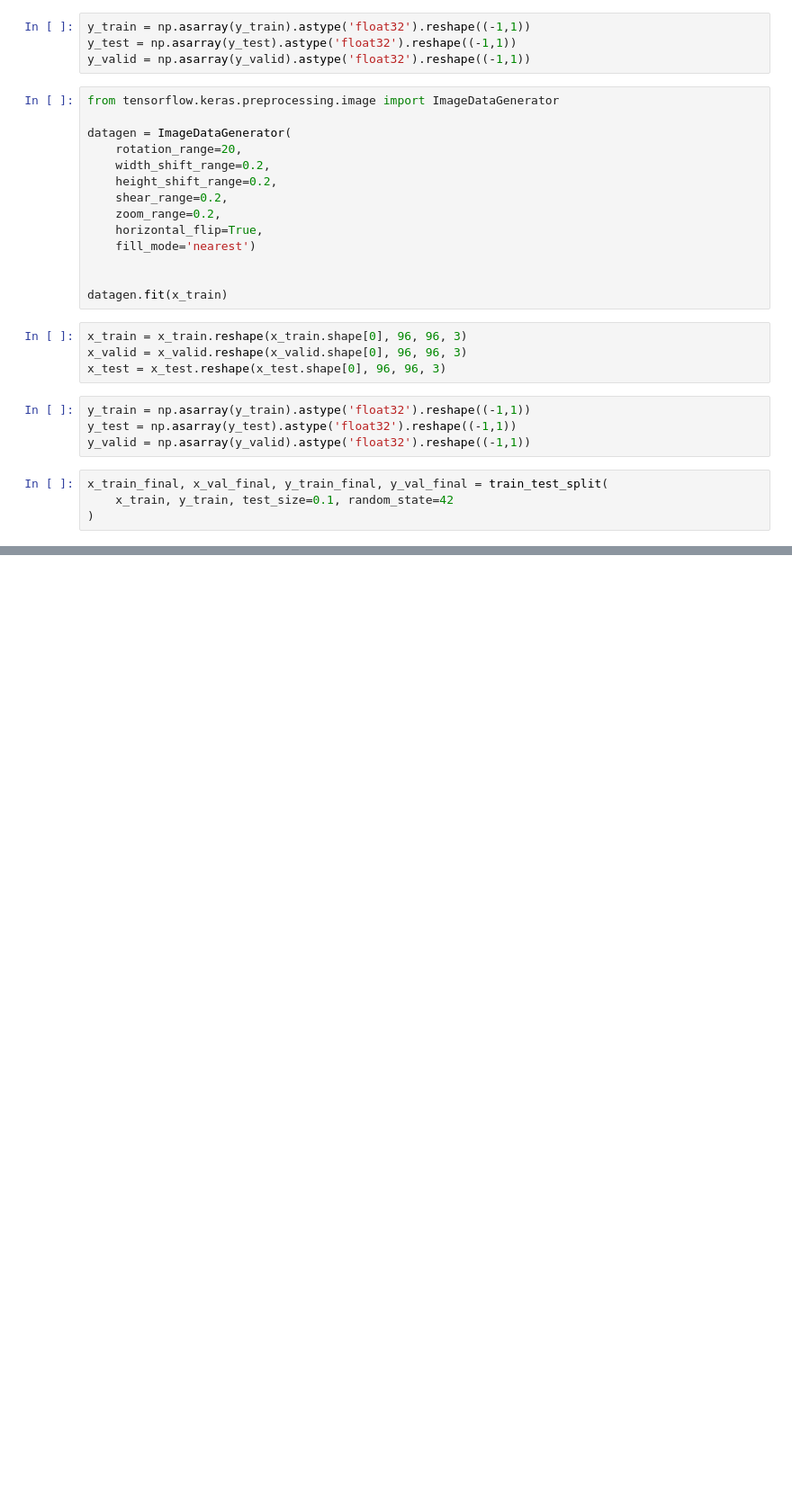
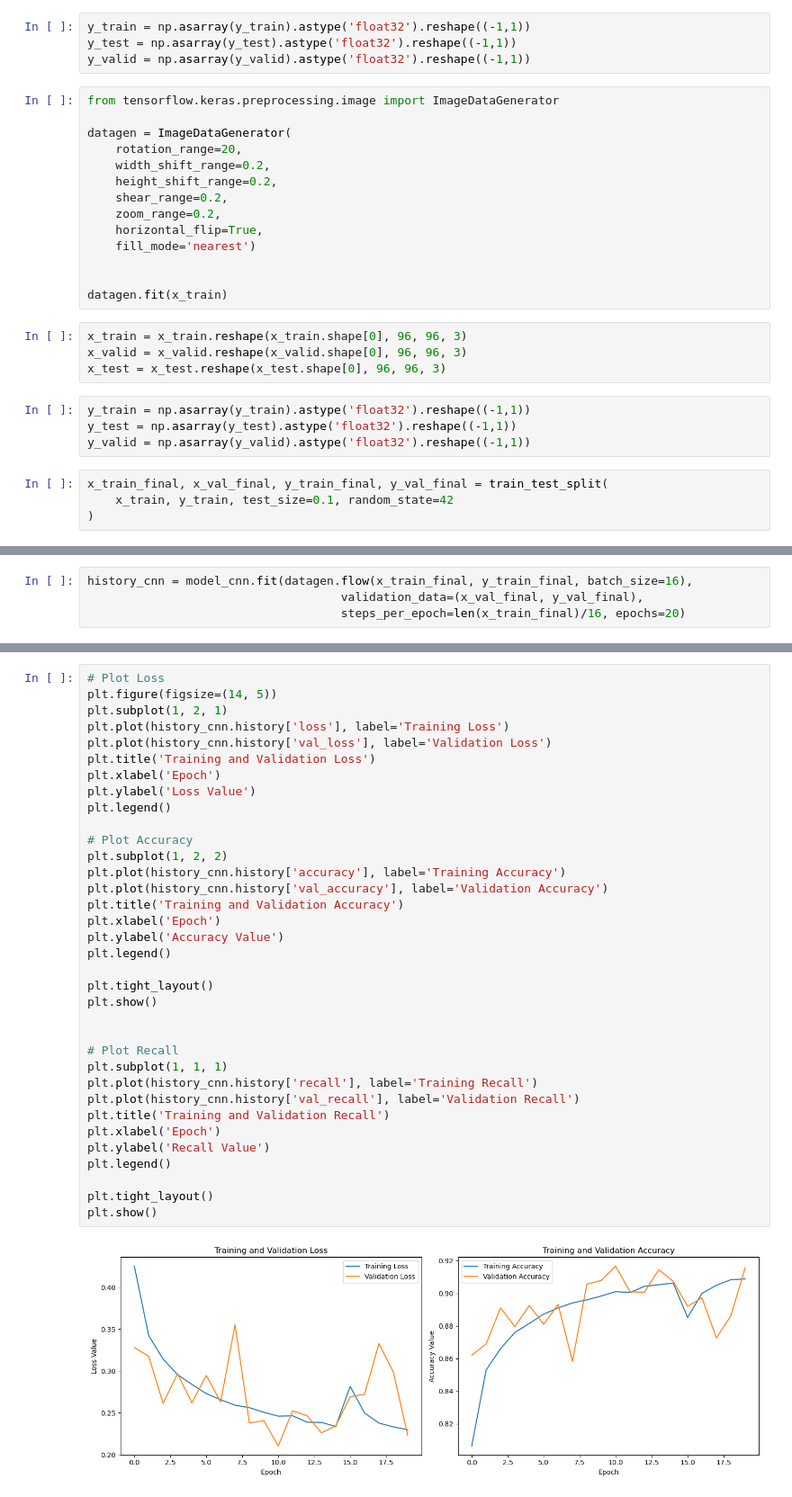
Before and after one commit to ramses02/Metastasis_Diagnosis, a Jupyter notebook: Scratch_notebook.ipynb, the cells around one changed output, grey strips where cells are left out. Shown: that part at 90% size. Cells and saved outputs as stored; diff of their text form; blank space fills up the shorter version.

```diff
--- a/Scratch_notebook.ipynb
+++ b/Scratch_notebook.ipynb
@@ -320,0 +338,4 @@ plt.show()
+# %%
+history_cnn = model_cnn.fit(datagen.flow(x_train_final, y_train_final, batch_size=16),
+                                    validation_data=(x_val_final, y_val_final),
+                                    steps_per_epoch=len(x_train_final)/16, epochs=20)
@@ -320,0 +363,37 @@ plt.show()
+# %%
+# Plot Loss
+plt.figure(figsize=(14, 5))
+plt.subplot(1, 2, 1)
+plt.plot(history_cnn.history['loss'], label='Training Loss')
+plt.plot(history_cnn.history['val_loss'], label='Validation Loss')
+plt.title('Training and Validation Loss')
+plt.xlabel('Epoch')
+plt.ylabel('Loss Value')
+plt.legend()
+
+# Plot Accuracy
+plt.subplot(1, 2, 2)
+plt.plot(history_cnn.history['accuracy'], label='Training Accuracy')
+plt.plot(history_cnn.history['val_accuracy'], label='Validation Accuracy')
+plt.title('Training and Validation Accuracy')
+plt.xlabel('Epoch')
+plt.ylabel('Accuracy Value')
+plt.legend()
+
+plt.tight_layout()
+plt.show()
+
+
+# Plot Recall
+plt.subplot(1, 1, 1)
+plt.plot(history_cnn.history['recall'], label='Training Recall')
+plt.plot(history_cnn.history['val_recall'], label='Validation Recall')
+plt.title('Training and Validation Recall')
+plt.xlabel('Epoch')
+plt.ylabel('Recall Value')
+plt.legend()
+
+plt.tight_layout()
+plt.show()
+# %% [output]
+[figure, added]
```
Also changed, not shown: parts of 11 cells of this notebook, 1 other file.
